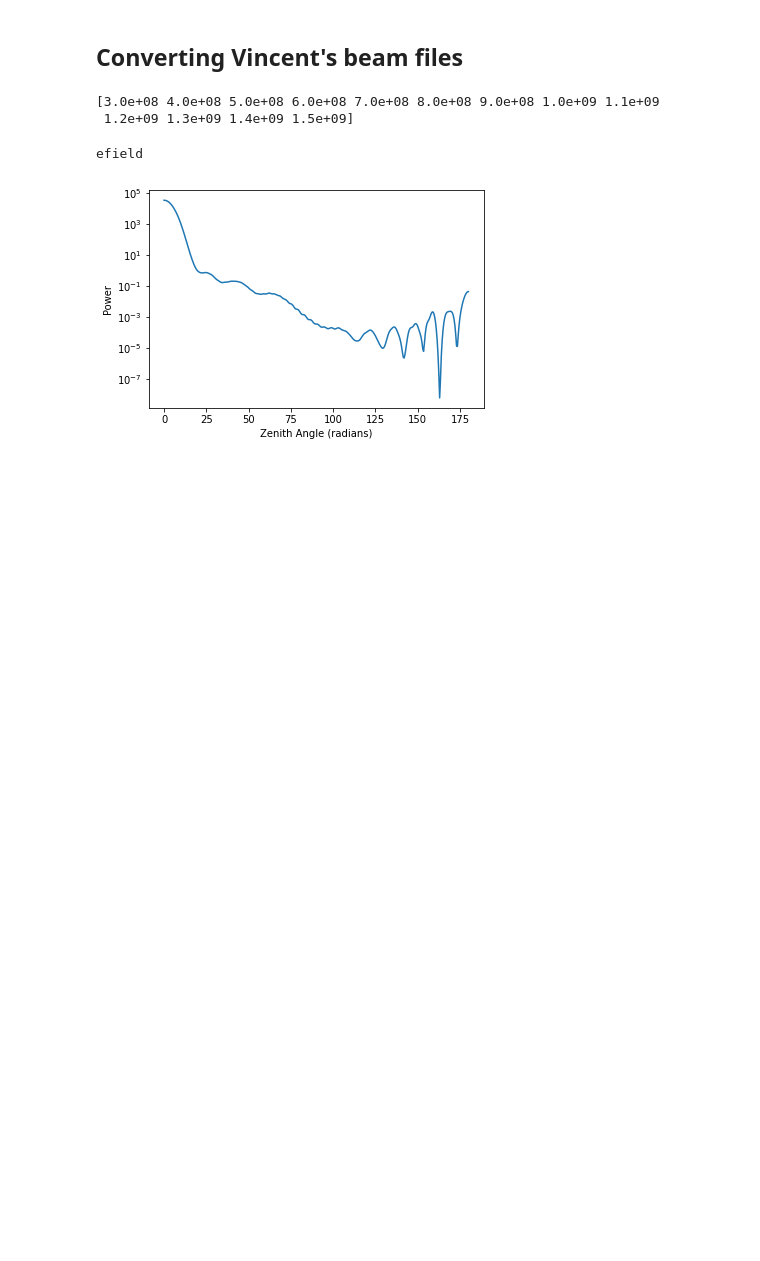
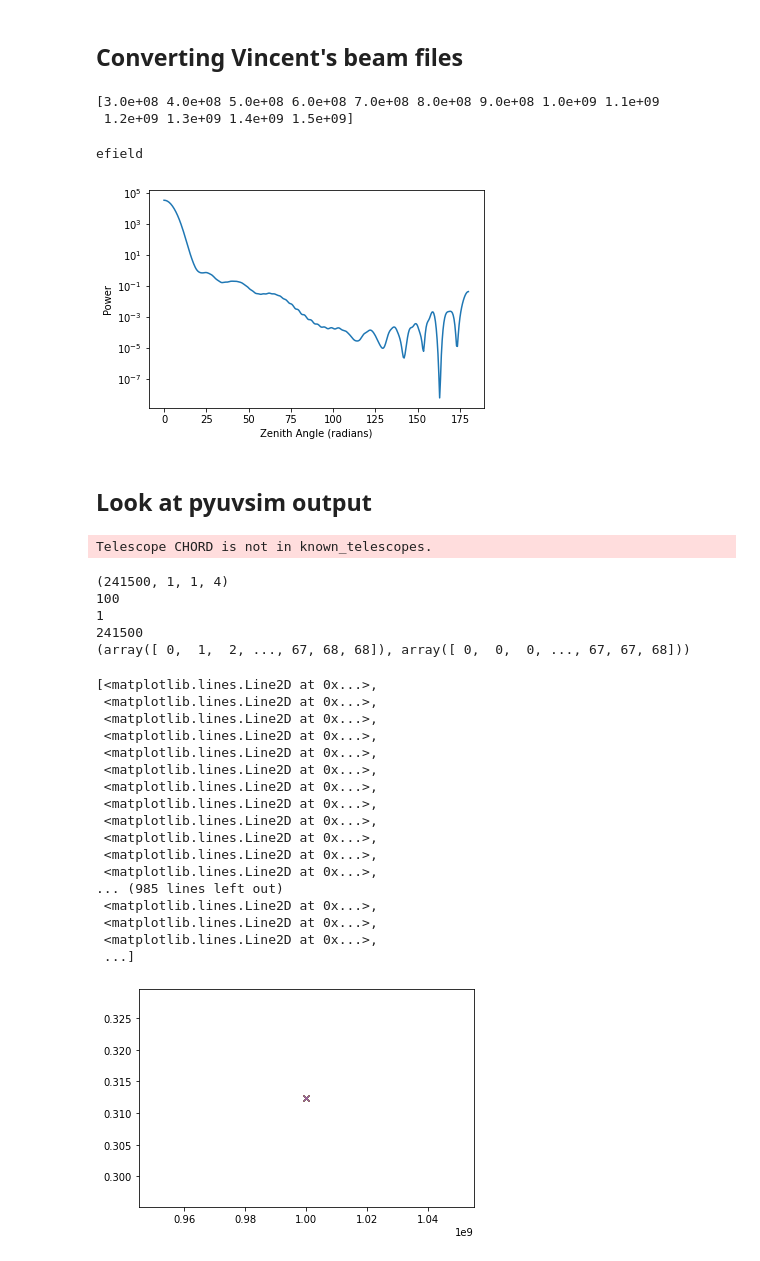
Before and after one commit to ronniyjoseph/Arpeggio, a Jupyter notebook: notebooks/pyuv-universe.ipynb, the cells around one changed output. Cells and saved outputs as stored; diff of their text form; code cells hidden in the pictures; blank space fills up the shorter version.

Commit message:
Exploring pyuvdata to read and pass data to corrcal

```diff
--- a/notebooks/pyuv-universe.ipynb
+++ b/notebooks/pyuv-universe.ipynb
@@ -60,3 +60,5 @@ beam.efield_to_power()
 [figure]
 # %%
 beam.write_beamfits('chord.uvbeam', clobber=True)
+# %% [markdown]
+## Look at pyuvsim output
@@ -62,0 +71,43 @@ beam.write_beamfits('chord.uvbeam', clobber=True)
+# %%
+UV = UVData()
+# %%
+#filename = os.path.join(DATA_PATH, "sim_results.uvfits")
+UV.read("/Users/ronniyjoseph/Sync/MSI_Fellowship/Arpeggio/time_results.uvfits")
+# %% [output]
+Telescope CHORD is not in known_telescopes.
+# %%
+print(UV.data_array.shape)
+print(UV.Ntimes)
+print(UV.Nfreqs)
+print(UV.baseline_array.shape[0])
+print(UV.baseline_to_antnums(UV.baseline_array))
+# %% [output]
+(241500, 1, 1, 4)
+100
+1
+241500
+(array([ 0,  1,  2, ..., 67, 68, 68]), array([ 0,  0,  0, ..., 67, 67, 68]))
+# %%
+selection = UV.copy()
+selection.select(times=np.unique(selection.time_array)[1])
+
+plt.plot(selection.freq_array[0,:], np.real(selection.data_array[:,0,:,0].re), "x")
+# %% [output]
+[<matplotlib.lines.Line2D at 0x...>,
+ <matplotlib.lines.Line2D at 0x...>,
+ <matplotlib.lines.Line2D at 0x...>,
+ <matplotlib.lines.Line2D at 0x...>,
+ <matplotlib.lines.Line2D at 0x...>,
+ <matplotlib.lines.Line2D at 0x...>,
+ <matplotlib.lines.Line2D at 0x...>,
+ <matplotlib.lines.Line2D at 0x...>,
+ <matplotlib.lines.Line2D at 0x...>,
+ <matplotlib.lines.Line2D at 0x...>,
+ <matplotlib.lines.Line2D at 0x...>,
+ <matplotlib.lines.Line2D at 0x...>,
+... (985 lines left out)
+ <matplotlib.lines.Line2D at 0x...>,
+ <matplotlib.lines.Line2D at 0x...>,
+ <matplotlib.lines.Line2D at 0x...>,
+ ...]
+[figure, added]
```
Also changed, not shown: parts of 6 cells of this notebook.
